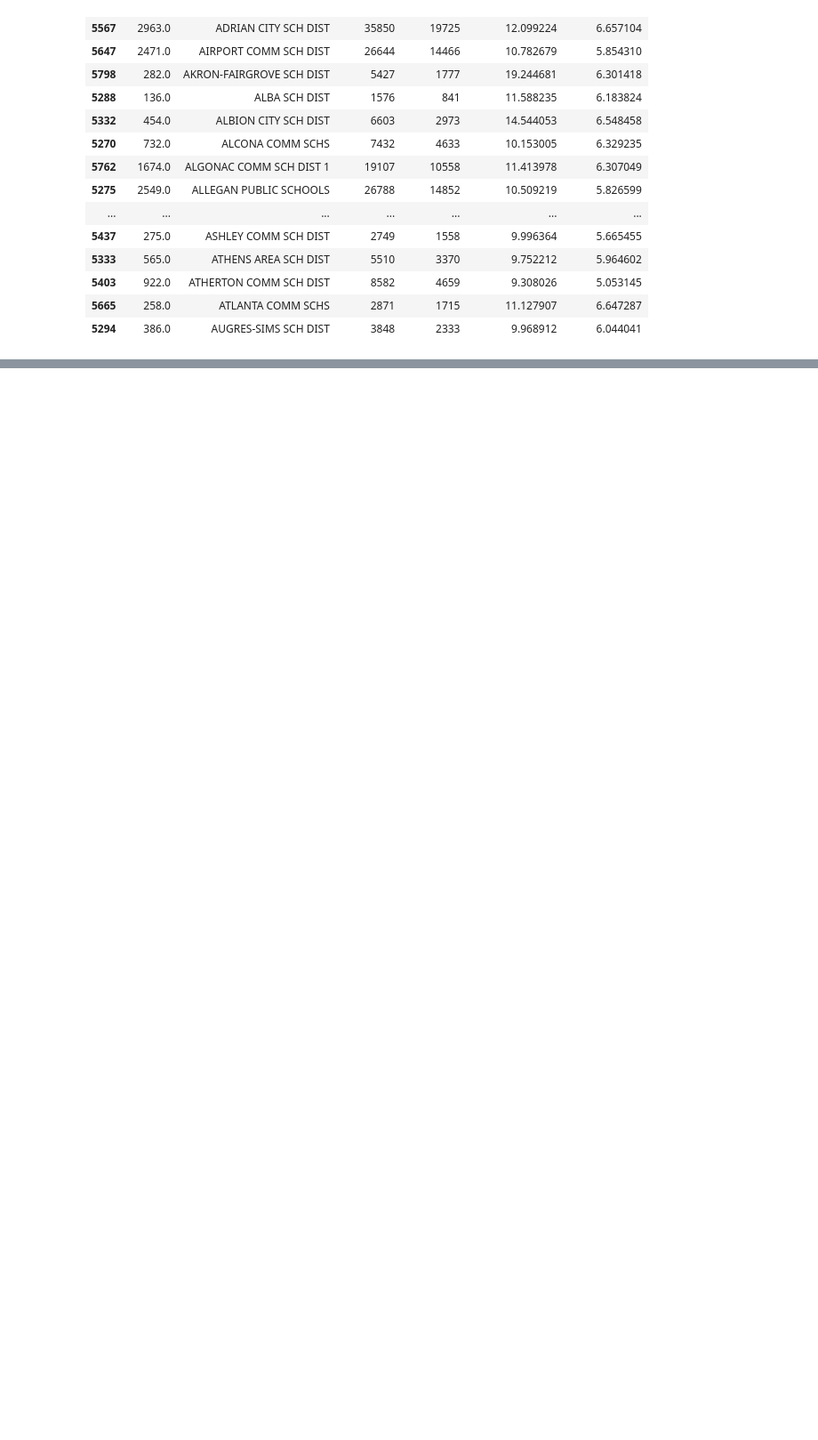
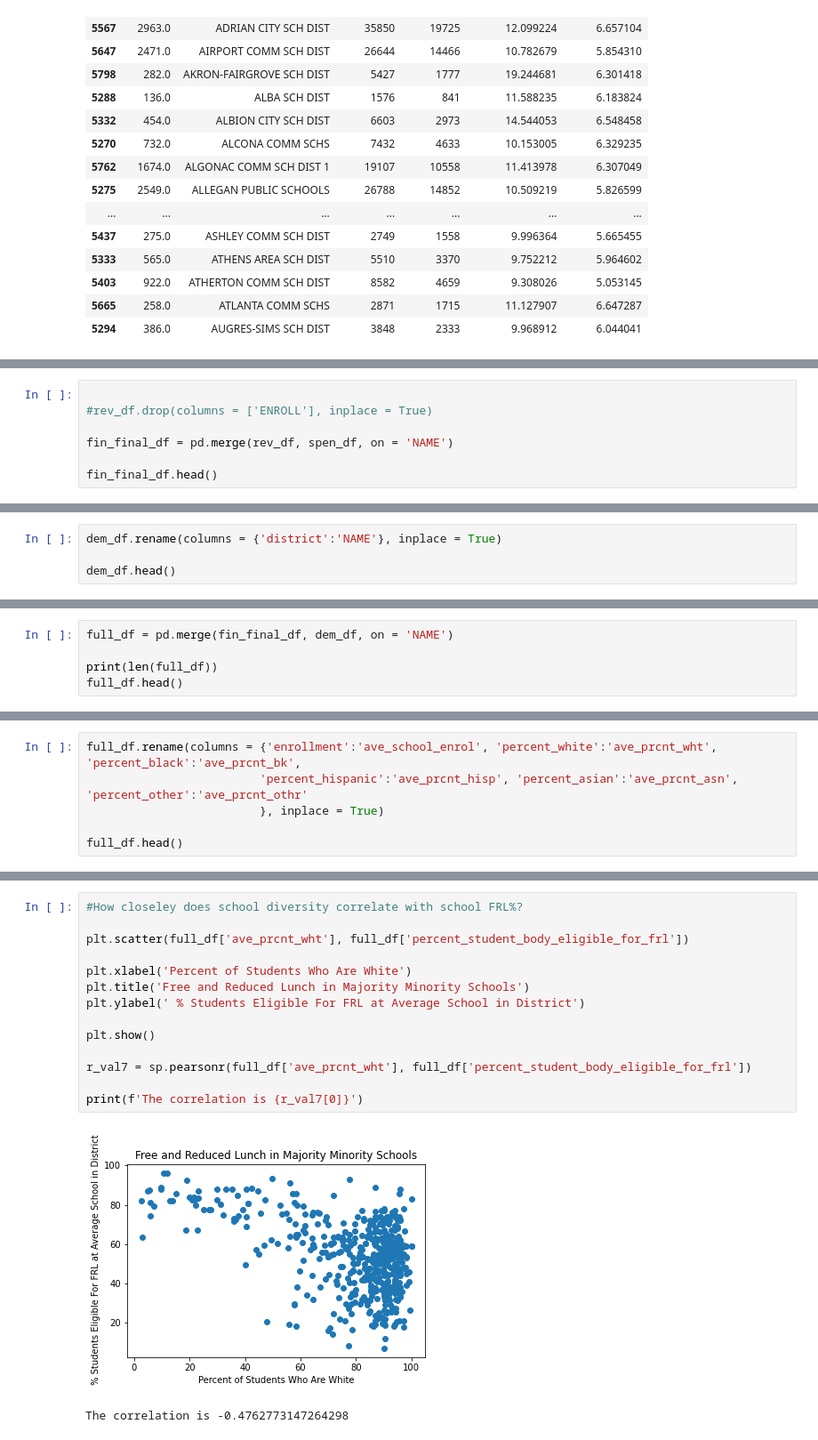
Before and after one commit to robertodiazbriones/Project_2, a Jupyter notebook: Education_finance_exploration.ipynb, the cells around one changed output, grey strips where cells are left out. Shown at 89% size. Saved outputs shown, nothing was run; the diff lists cells and outputs as text; blank space fills up the shorter version.

```diff
--- a/Education_finance_exploration.ipynb
+++ b/Education_finance_exploration.ipynb
@@ -658,0 +678,7 @@ mi_fin_16_clean.to_csv('desktop/p_2_data/district_revenue.csv')
+# %%
+
+#rev_df.drop(columns = ['ENROLL'], inplace = True)
+
+fin_final_df = pd.merge(rev_df, spen_df, on = 'NAME')
+
+fin_final_df.head()
@@ -658,0 +701,4 @@ mi_fin_16_clean.to_csv('desktop/p_2_data/district_revenue.csv')
+# %%
+dem_df.rename(columns = {'district':'NAME'}, inplace = True)
+
+dem_df.head()
@@ -658,0 +712,5 @@ mi_fin_16_clean.to_csv('desktop/p_2_data/district_revenue.csv')
+# %%
+full_df = pd.merge(fin_final_df, dem_df, on = 'NAME')
+
+print(len(full_df))
+full_df.head()
@@ -658,0 +726,6 @@ mi_fin_16_clean.to_csv('desktop/p_2_data/district_revenue.csv')
+# %%
+full_df.rename(columns = {'enrollment':'ave_school_enrol', 'percent_white':'ave_prcnt_wht', 'percent_black':'ave_prcnt_bk',
+                         'percent_hispanic':'ave_prcnt_hisp', 'percent_asian':'ave_prcnt_asn', 'percent_other':'ave_prcnt_othr'
+                         }, inplace = True)
+
+full_df.head()
@@ -658,0 +740,17 @@ mi_fin_16_clean.to_csv('desktop/p_2_data/district_revenue.csv')
+# %%
+#How closeley does school diversity correlate with school FRL%?
+
+plt.scatter(full_df['ave_prcnt_wht'], full_df['percent_student_body_eligible_for_frl'])
+
+plt.xlabel('Percent of Students Who Are White')
+plt.title('Free and Reduced Lunch in Majority Minority Schools')
+plt.ylabel(' % Students Eligible For FRL at Average School in District')
+
+plt.show()
+
+r_val7 = sp.pearsonr(full_df['ave_prcnt_wht'], full_df['percent_student_body_eligible_for_frl'])
+
+print(f'The correlation is {r_val7[0]}')
+# %% [output]
+[figure, added]
+The correlation is -0.4762773147264298
```
Also changed, not shown: parts of 10 cells of this notebook.
